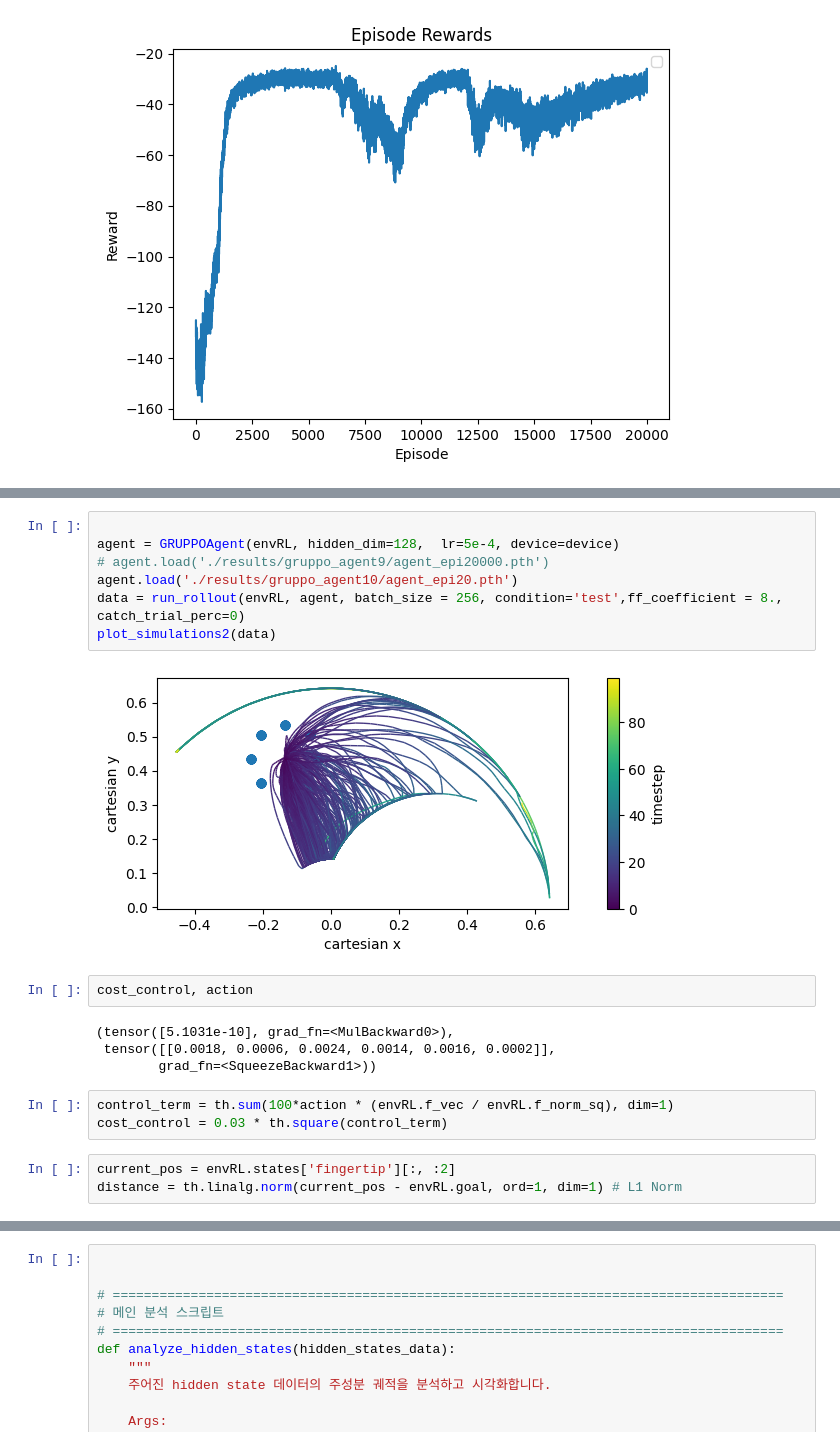
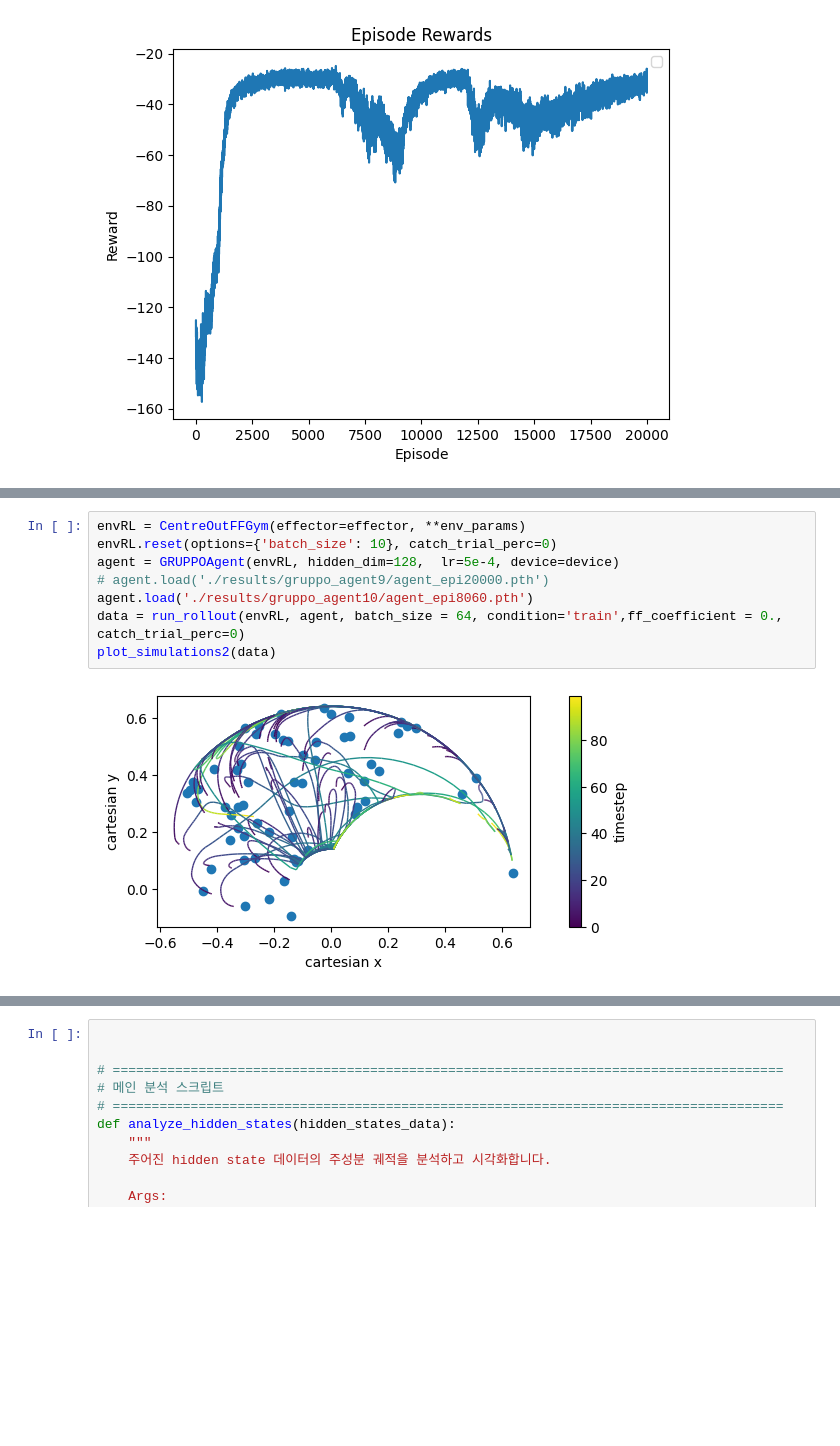
Before and after one commit to clmnlab/MotorNet, a Jupyter notebook: test.ipynb, the cells around one changed output, grey strips where cells are left out. Saved outputs shown, nothing was run; the diff lists cells and outputs as text; blank space fills up the shorter version.

```diff
--- a/test.ipynb
+++ b/test.ipynb
@@ -60,21 +83,10 @@ Using device: cuda
 # %%
-
+envRL = CentreOutFFGym(effector=effector, **env_params)
+envRL.reset(options={'batch_size': 10}, catch_trial_perc=0)
 agent = GRUPPOAgent(envRL, hidden_dim=128,  lr=5e-4, device=device)
 # agent.load('./results/gruppo_agent9/agent_epi20000.pth')
-agent.load('./results/gruppo_agent10/agent_epi20.pth')
-data = run_rollout(envRL, agent, batch_size = 256, condition='test',ff_coefficient = 8., catch_trial_perc=0)
+agent.load('./results/gruppo_agent10/agent_epi8060.pth')
+data = run_rollout(envRL, agent, batch_size = 64, condition='train',ff_coefficient = 0., catch_trial_perc=0)
 plot_simulations2(data)
 # %% [output]
-[figure, old version]
+[figure, new version]
-# %%
-cost_control, action
-# %% [output]
-(tensor([5.1031e-10], grad_fn=<MulBackward0>),
- tensor([[0.0018, 0.0006, 0.0024, 0.0014, 0.0016, 0.0002]],
-        grad_fn=<SqueezeBackward1>))
-# %%
-control_term = th.sum(100*action * (envRL.f_vec / envRL.f_norm_sq), dim=1)
-cost_control = 0.03 * th.square(control_term)
-# %%
-current_pos = envRL.states['fingertip'][:, :2]
-distance = th.linalg.norm(current_pos - envRL.goal, ord=1, dim=1) # L1 Norm
```
Also changed, not shown: parts of 18 cells of this notebook, 2 other files.
